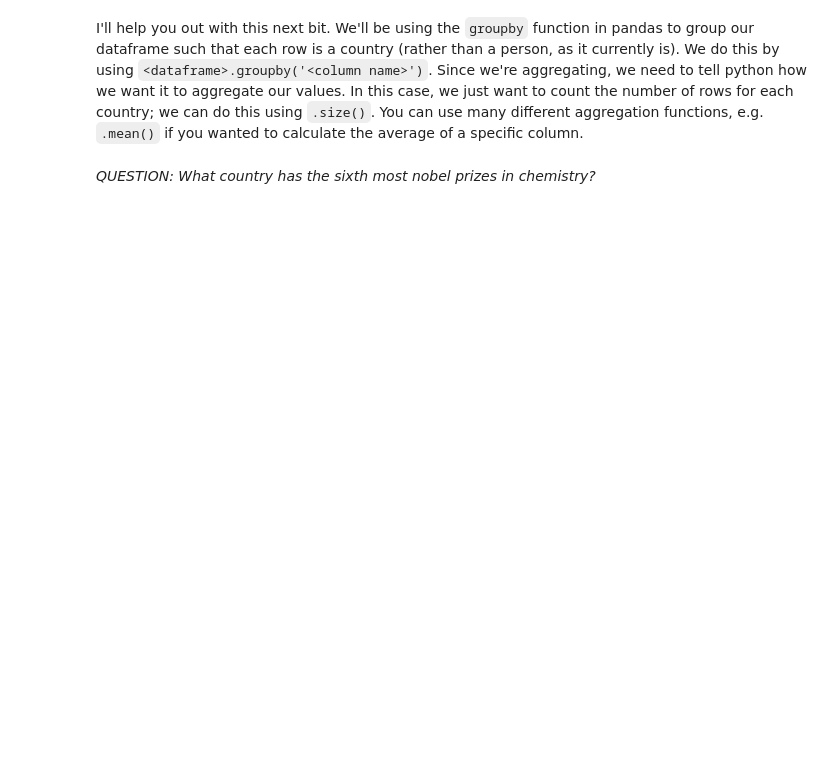
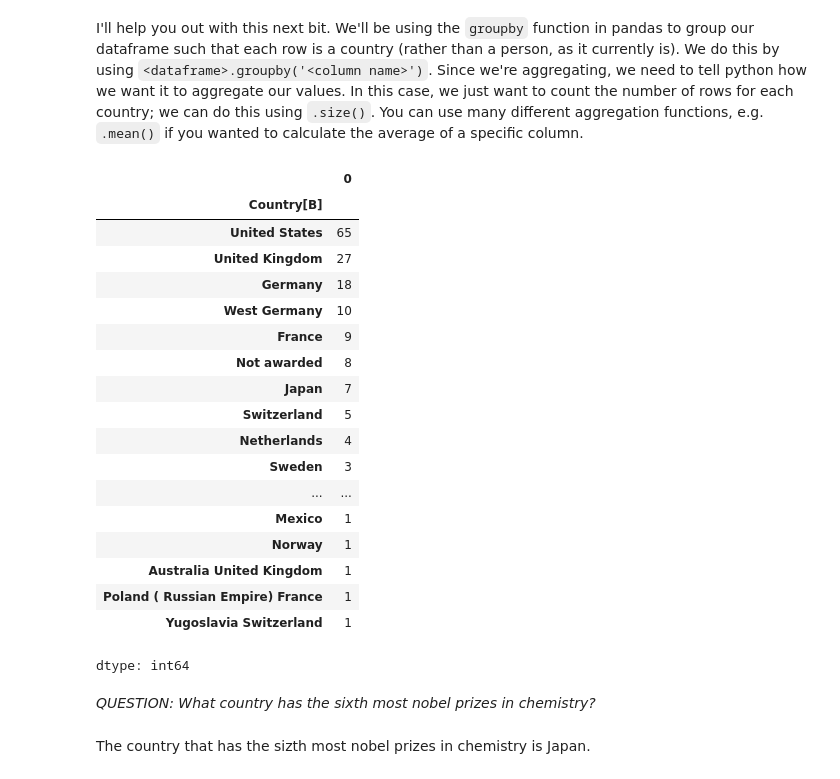
Before and after one commit to yihsun25/QM2, a Jupyter notebook: notebooks/W02. Pandas.ipynb, the cells around one changed output. Saved outputs shown, nothing was run; the diff lists cells and outputs as text; code cells hidden in the pictures; blank space fills up the shorter version.

```diff
--- a/notebooks/W02. Pandas.ipynb
+++ b/notebooks/W02. Pandas.ipynb
@@ -445,9 +525,32 @@ Using the following URL https://en.wikipedia.org/wiki/List_of_Nobel_laureates_in
 I'll help you out with this next bit. We'll be using the `groupby` function in pandas to group our dataframe such that each row is a country (rather than a person, as it currently is). We do this by using `<dataframe>.groupby('<column name>')`. Since we're aggregating, we need to tell python how we want it to aggregate our values. In this case, we just want to count the number of rows for each country; we can do this using `.size()`. You can use many different aggregation functions, e.g. `.mean()` if you wanted to calculate the average of a specific column.
 # %%
 # create a new dataframe called 'country' in which each row is a country, and the values represent the number of nobel laureates.
-
+country = chem.groupby('Country[B]').size()
 # now sort it in descending order
-
+country = country.sort_values(ascending=False)
+country
 # finally, plot the top 10 countries
+# %% [output]
+|  | 0 |
+| Country[B] |  |
+| United States | 65 |
+| United Kingdom | 27 |
+| Germany | 18 |
+| West Germany | 10 |
+| France | 9 |
+| Not awarded | 8 |
+| Japan | 7 |
+| Switzerland | 5 |
+| Netherlands | 4 |
+| Sweden | 3 |
+| ... | ... |
+| Mexico | 1 |
+| Norway | 1 |
+| Australia United Kingdom | 1 |
+| Poland ( Russian Empire) France | 1 |
+| Yugoslavia Switzerland | 1 |
+dtype: int64
 # %% [markdown]
 *QUESTION: What country has the sixth most nobel prizes in chemistry?*
+# %% [markdown]
+The country that has the sizth most nobel prizes in chemistry is Japan.
```
Also changed, not shown: parts of 7 cells of this notebook.
